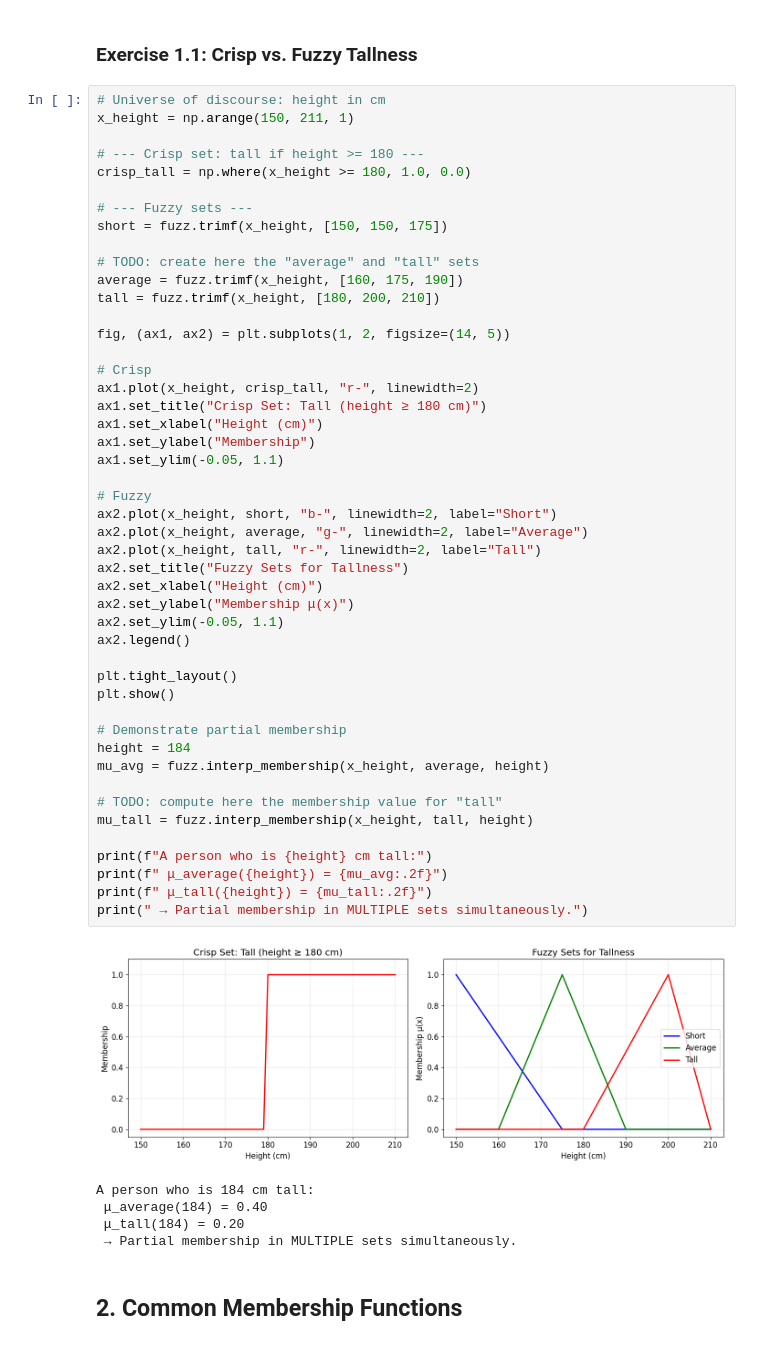
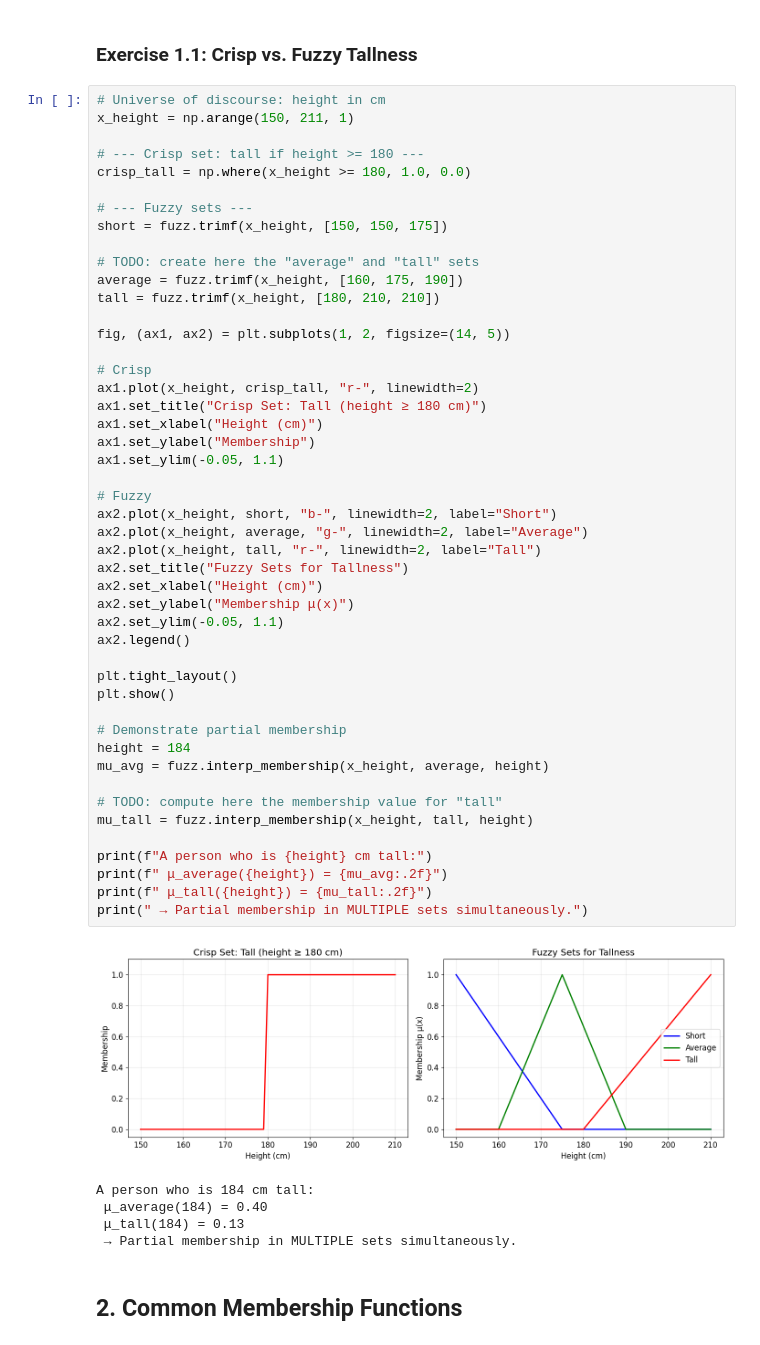
Before and after one commit to KyryloKozlovskyi/AI-Lab-4, a Jupyter notebook: problems.ipynb, the cells around one changed output. Saved outputs shown, nothing was run; the diff lists cells and outputs as text.

```diff
--- a/problems.ipynb
+++ b/problems.ipynb
@@ -26,7 +26,7 @@ short = fuzz.trimf(x_height, [150, 150, 175])
 
 # TODO: create here the "average" and "tall" sets
 average = fuzz.trimf(x_height, [160, 175, 190])
-tall = fuzz.trimf(x_height, [180, 200, 210])
+tall = fuzz.trimf(x_height, [180, 210, 210])
 
 fig, (ax1, ax2) = plt.subplots(1, 2, figsize=(14, 5))
 
@@ -35,37 +35,37 @@ ax1.plot(x_height, crisp_tall, "r-", linewidth=2)
 ax1.set_title("Crisp Set: Tall (height ≥ 180 cm)")
 ax1.set_xlabel("Height (cm)")
 ax1.set_ylabel("Membership")
 ax1.set_ylim(-0.05, 1.1)
 
 # Fuzzy
 ax2.plot(x_height, short, "b-", linewidth=2, label="Short")
 ax2.plot(x_height, average, "g-", linewidth=2, label="Average")
 ax2.plot(x_height, tall, "r-", linewidth=2, label="Tall")
 ax2.set_title("Fuzzy Sets for Tallness")
 ax2.set_xlabel("Height (cm)")
 ax2.set_ylabel("Membership μ(x)")
 ax2.set_ylim(-0.05, 1.1)
 ax2.legend()
 
 plt.tight_layout()
 plt.show()
 
 # Demonstrate partial membership
 height = 184
 mu_avg = fuzz.interp_membership(x_height, average, height)
 
 # TODO: compute here the membership value for "tall"
 mu_tall = fuzz.interp_membership(x_height, tall, height)
 
 print(f"A person who is {height} cm tall:")
 print(f" μ_average({height}) = {mu_avg:.2f}")
 print(f" μ_tall({height}) = {mu_tall:.2f}")
 print(" → Partial membership in MULTIPLE sets simultaneously.")
 # %% [output]
-[figure, old version]
+[figure, new version]
 A person who is 184 cm tall:
  μ_average(184) = 0.40
- μ_tall(184) = 0.20
+ μ_tall(184) = 0.13
  → Partial membership in MULTIPLE sets simultaneously.
 # %% [markdown]
 ## 2. Common Membership Functions
```
Also changed, not shown: parts of 2 cells of this notebook.
